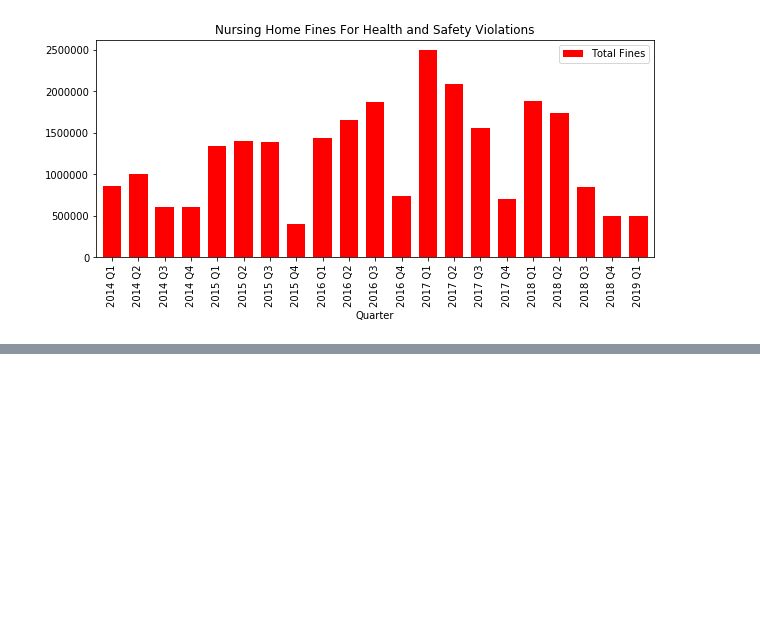
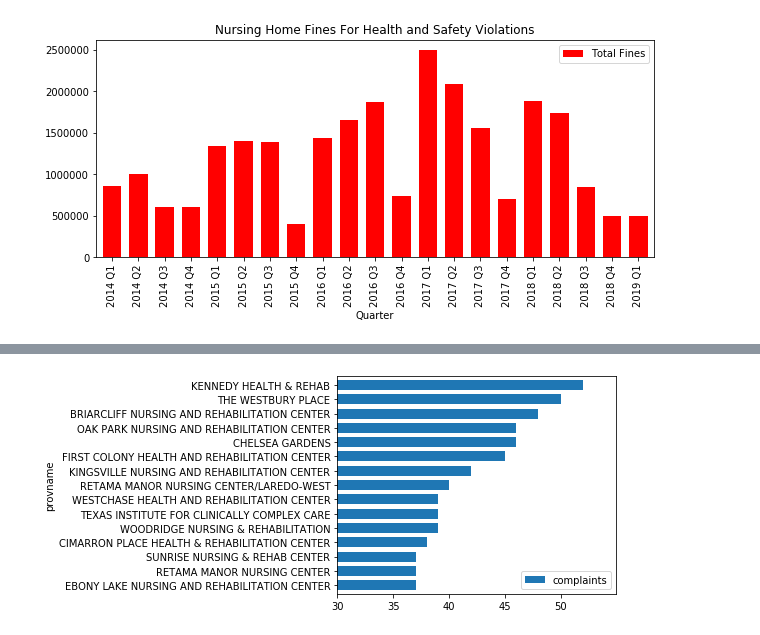
Before and after one commit to elenamlutz/data-studio-projects, a Jupyter notebook: Week 1/Nursing Homes in Texas.ipynb, the cells around one changed output, grey strips where cells are left out. Cells and saved outputs as stored; diff of their text form; code cells hidden in the pictures; blank space fills up the shorter version.

```diff
--- a/Week 1/Nursing Homes in Texas.ipynb
+++ b/Week 1/Nursing Homes in Texas.ipynb
@@ -221,0 +301,8 @@ plt.savefig('nursinghomes2.pdf')
+# %%
+texas_complaints = pd.DataFrame(texas_complaints.facility_name.value_counts().head(15))
+# %%
+texas_complaints=texas_complaints.reset_index()
+# %%
+texas_complaints=texas_complaints.rename(columns={'index': 'provname',
+                                                  'facility_name': 'complaints'})
+texas_complaints.head()
@@ -221,0 +316,2 @@ plt.savefig('nursinghomes2.pdf')
+# %%
+texas_complaints['provname'] = texas_complaints['provname'].str.strip()
@@ -221,0 +354,12 @@ plt.savefig('nursinghomes2.pdf')
+# %%
+ax = texas_complaints.sort_values(by='complaints').plot(x='provname',
+                      y='complaints',
+                      kind='barh',
+                      figsize=(5, 4),
+                      width=0.7)
+ax.set_xticks([30, 35, 40, 45, 50])
+ax.set_xlim(30,55)
+
+plt.savefig('nursinghomes4.pdf')
+# %% [output]
+[figure, added]
```
Also changed, not shown: parts of 19 cells of this notebook.
